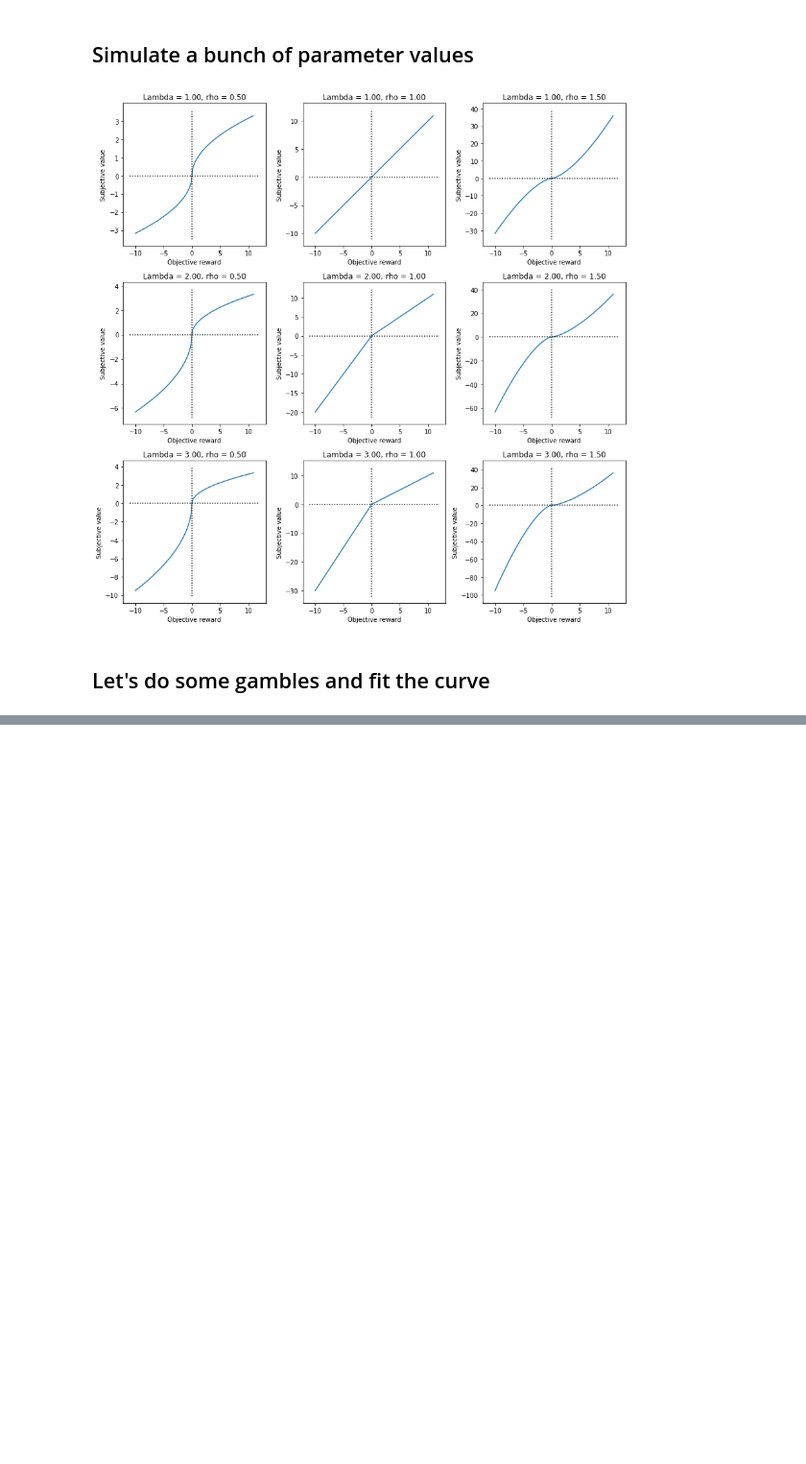
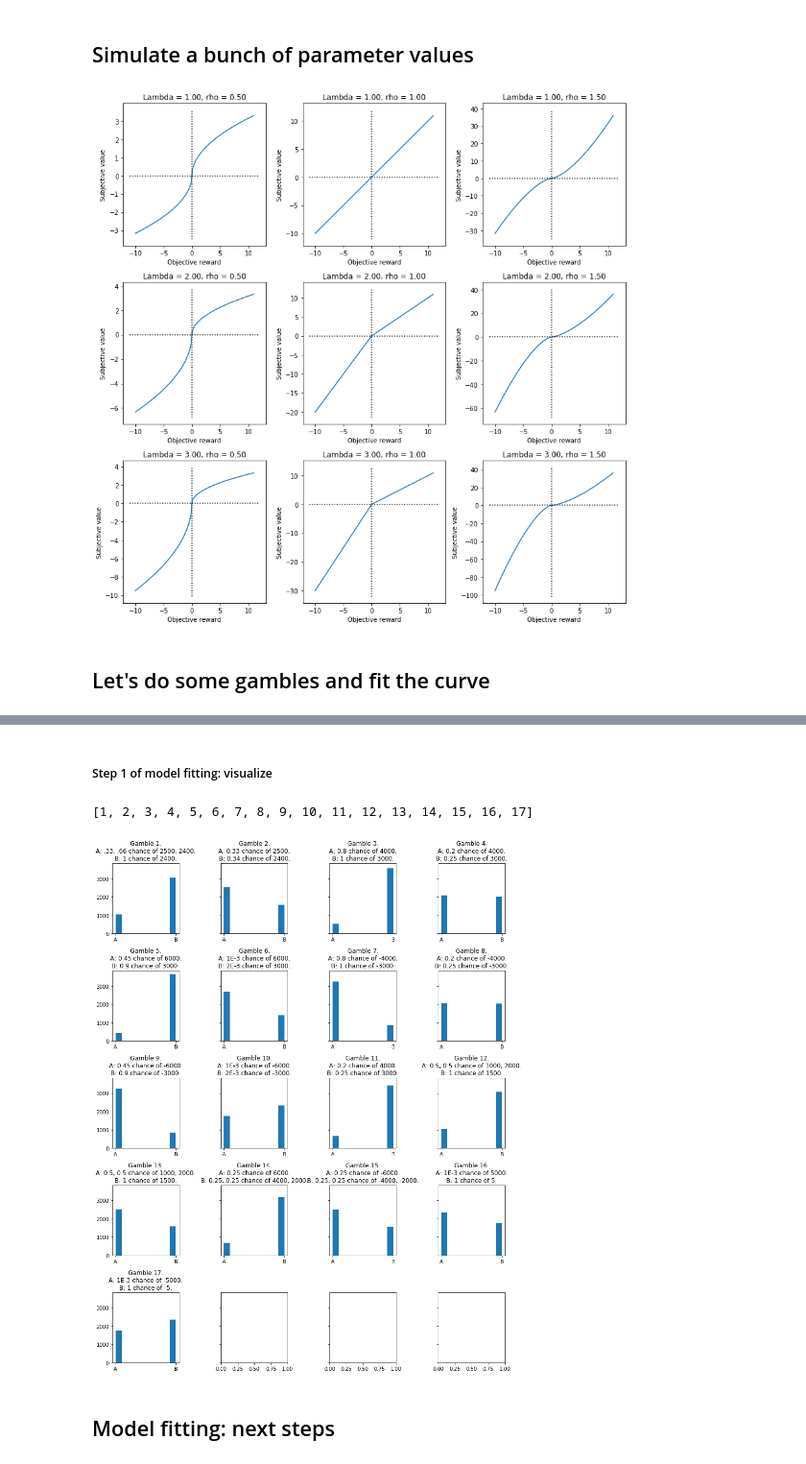
Before and after one commit to jeroenvanbaar/Computational_modeling_tutorial, a Jupyter notebook: 8.Prospect_theory.ipynb, the cells around one changed output, grey strips where cells are left out. Shown: that part at 96% size. Saved outputs shown, nothing was run; the diff lists cells and outputs as text; code cells hidden in the pictures; blank space fills up the shorter version.

Commit message:
Updated code for plotting some of the data from Joey's dataset

```diff
--- a/8.Prospect_theory.ipynb
+++ b/8.Prospect_theory.ipynb
@@ -66,0 +77,17 @@ plt.tight_layout()
+# %%
+# Data types
+dtypes = {'sub':int, 'gamble_number':int, 'choice':int, 'trial':int}
+for col in dtypes.keys():
+    dat[col] = dat[col].astype(dtypes[col])
+# %%
+# Split options A and B by their multiple outcomes
+columns_to_split = ['value_A','value_B','prob_A','prob_B']
+split_cols = []
+for col in columns_to_split:
+    col_out_1, col_out_2 = ['%s1'%col,'%s2'%col]
+    split_cols.extend([col_out_1,col_out_2])
+    print(col_out_1, col_out_2)
+    dat[[col_out_1, col_out_2]] = dat[col].str.split(pat = ', ', expand=True).copy()
+# dat = dat.drop(columns = columns_to_split)
+dat = dat.replace(to_replace = {None:0})
+dat.head()
@@ -66,0 +105,6 @@ plt.tight_layout()
+# %%
+# More dtypes -> all to float
+# float_cols = split_cols
+# float_cols.extend(columns_to_split)
+for col in split_cols:
+    dat[col] = dat[col].astype(float)
@@ -66,0 +123,24 @@ plt.tight_layout()
+# %% [markdown]
+##### Step 1 of model fitting: visualize
+# %%
+gambles = sorted(dat['gamble_number'].unique())
+gambles
+# %% [output]
+[1, 2, 3, 4, 5, 6, 7, 8, 9, 10, 11, 12, 13, 14, 15, 16, 17]
+# %%
+ncols = 4
+nrows = int(np.ceil(len(gambles)/ncols))
+fig,axes = plt.subplots(ncols = ncols, nrows = nrows, figsize = [3*ncols, 3*nrows], sharey = True)
+axes = axes.ravel()
+for gi,gamble in enumerate(gambles):
+    ax = axes[gi]
+    gamble_dat = dat.query('gamble_number == @gamble').sort_values(by=['choice_label'])
+    ax.hist(gamble_dat['choice_label'])
+    gamble_info = gamble_dat.iloc[0,:].copy()
+    ax.set(title = 'Gamble %i.\nA: %s chance of %s.\nB: %s chance of %s.'%(
+        gamble,gamble_info['prob_A'],gamble_info['value_A'],gamble_info['prob_B'],gamble_info['value_B']))
+plt.tight_layout()
+# %% [output]
+[figure, added]
+# %% [markdown]
+## Model fitting: next steps
```
Also changed, not shown: parts of 5 cells of this notebook.
